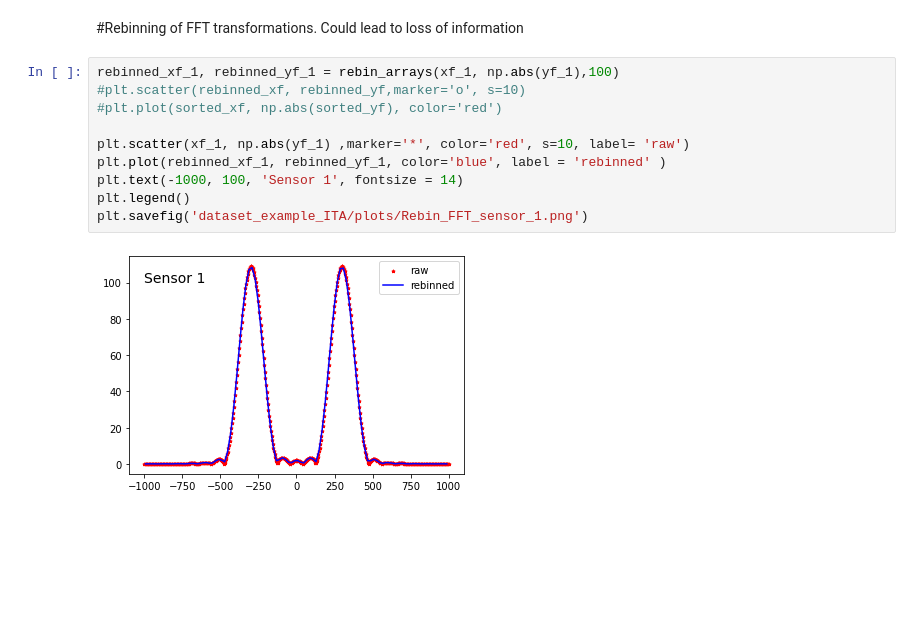
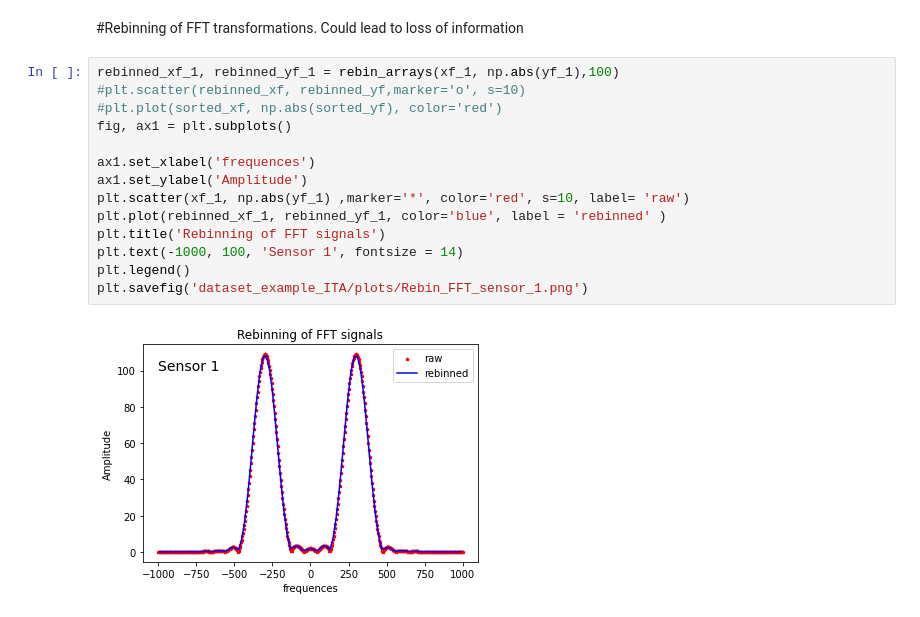
Before and after one commit to dimkarasav/genex, a Jupyter notebook: Data_visualization.ipynb, the cells around one changed output. Saved outputs shown, nothing was run; the diff lists cells and outputs as text; blank space fills up the shorter version.

Commit message:
Added visualization plots

```diff
--- a/Data_visualization.ipynb
+++ b/Data_visualization.ipynb
@@ -237,12 +237,16 @@ plt.savefig('dataset_example_ITA/plots/Sensor_signal_FFT.png')
 # %%
 rebinned_xf_1, rebinned_yf_1 = rebin_arrays(xf_1, np.abs(yf_1),100)
 #plt.scatter(rebinned_xf, rebinned_yf,marker='o', s=10)
 #plt.plot(sorted_xf, np.abs(sorted_yf), color='red')
+fig, ax1 = plt.subplots()
 
+ax1.set_xlabel('frequences')
+ax1.set_ylabel('Amplitude')
 plt.scatter(xf_1, np.abs(yf_1) ,marker='*', color='red', s=10, label= 'raw')
 plt.plot(rebinned_xf_1, rebinned_yf_1, color='blue', label = 'rebinned' )
+plt.title('Rebinning of FFT signals')
 plt.text(-1000, 100, 'Sensor 1', fontsize = 14)
 plt.legend()
 plt.savefig('dataset_example_ITA/plots/Rebin_FFT_sensor_1.png')
 # %% [output]
-[figure, old version]
+[figure, new version]
```
